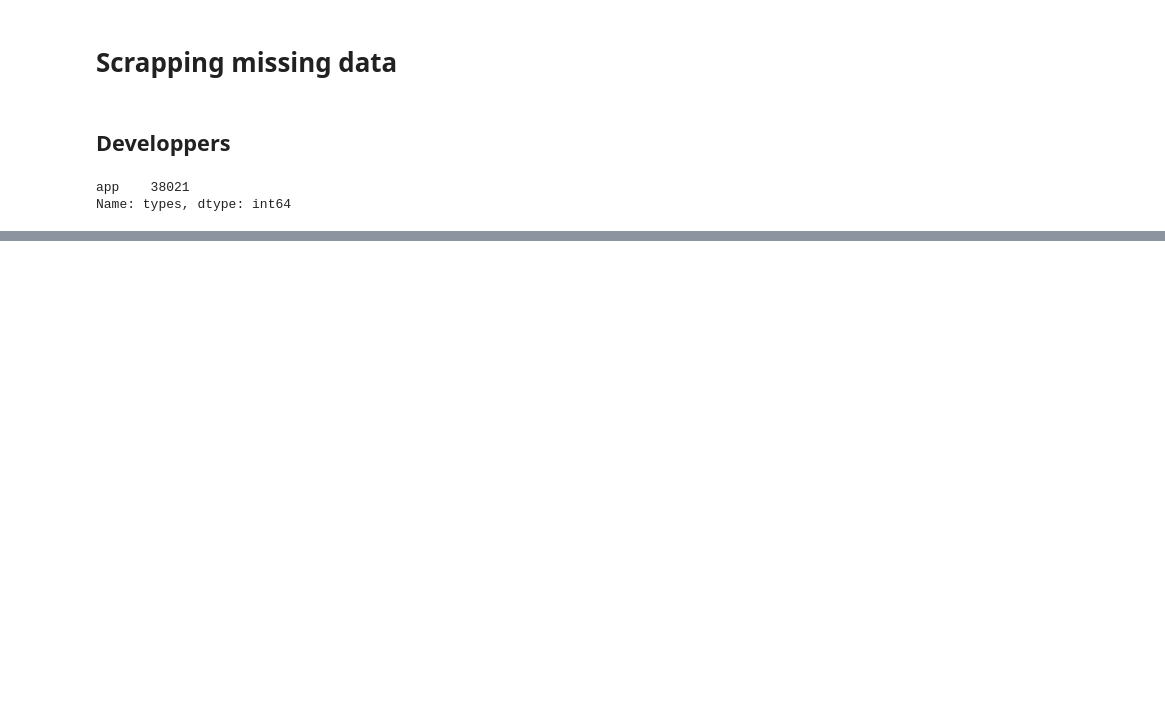
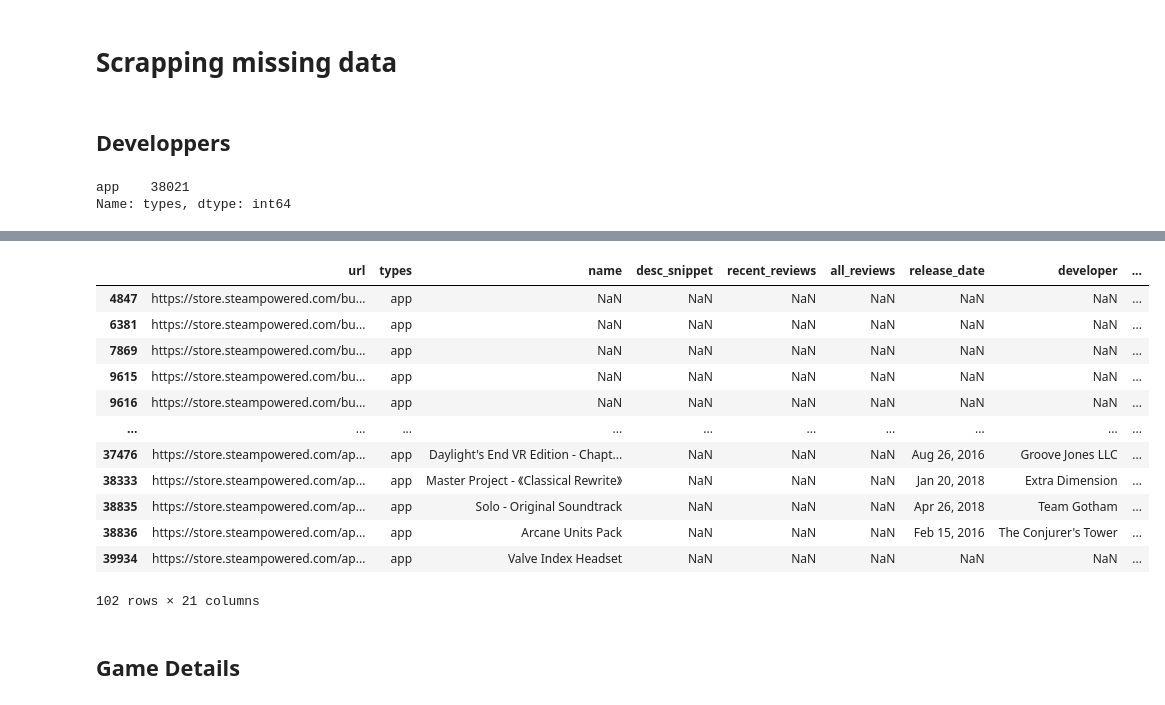
Before and after one commit to JoaoMarques1/find_your_inner_gamer, a Jupyter notebook: notebooks/Lau_EDA.ipynb, the cells around one changed output, grey strips where cells are left out. Drawn from its saved outputs; the diff is of its cells as text; code cells hidden in the pictures; blank space fills up the shorter version.

```diff
--- a/notebooks/Lau_EDA.ipynb
+++ b/notebooks/Lau_EDA.ipynb
@@ -436,0 +514,4 @@ df_app[df['developer'].isnull() == True]
+# %%
+for index in temp.index:
+    df_app.loc[index, 'publisher'] = get_pub(df_app.loc[index, 'url'])
+    print(index)
@@ -436,0 +520,2 @@ df_app[df['developer'].isnull() == True]
+# %%
+temp = df_app[df_app['popular_tags'].isnull() == True]
@@ -436,0 +573,18 @@ df_app[df['developer'].isnull() == True]
+# %%
+df_app[df_app['popular_tags'].isnull()]
+# %% [output]
+|  | url | types | name | desc_snippet | recent_reviews | all_reviews | release_date | developer | ... |
+| 4847 | https://store.steampowered.com/bu... | app | NaN | NaN | NaN | NaN | NaN | NaN | ... |
+| 6381 | https://store.steampowered.com/bu... | app | NaN | NaN | NaN | NaN | NaN | NaN | ... |
+| 7869 | https://store.steampowered.com/bu... | app | NaN | NaN | NaN | NaN | NaN | NaN | ... |
+| 9615 | https://store.steampowered.com/bu... | app | NaN | NaN | NaN | NaN | NaN | NaN | ... |
+| 9616 | https://store.steampowered.com/bu... | app | NaN | NaN | NaN | NaN | NaN | NaN | ... |
+| ... | ... | ... | ... | ... | ... | ... | ... | ... | ... |
+| 37476 | https://store.steampowered.com/ap... | app | Daylight's End VR Edition - Chapt... | NaN | NaN | NaN | Aug 26, 2016 | Groove Jones LLC | ... |
+| 38333 | https://store.steampowered.com/ap... | app | Master Project - 《Classical Rewrite》 | NaN | NaN | NaN | Jan 20, 2018 | Extra Dimension | ... |
+| 38835 | https://store.steampowered.com/ap... | app | Solo - Original Soundtrack | NaN | NaN | NaN | Apr 26, 2018 | Team Gotham | ... |
+| 38836 | https://store.steampowered.com/ap... | app | Arcane Units Pack | NaN | NaN | NaN | Feb 15, 2016 | The Conjurer's Tower | ... |
+| 39934 | https://store.steampowered.com/ap... | app | Valve Index Headset | NaN | NaN | NaN | NaN | NaN | ... |
+102 rows × 21 columns
+# %% [markdown]
+## Game Details
```
Also changed, not shown: parts of 29 cells of this notebook.
